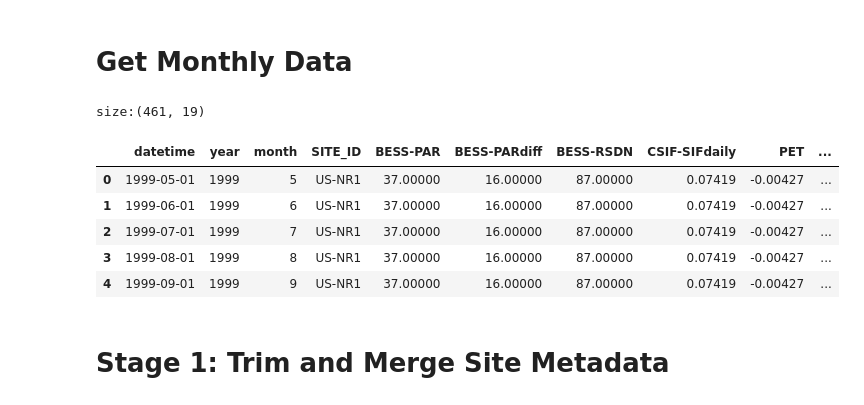
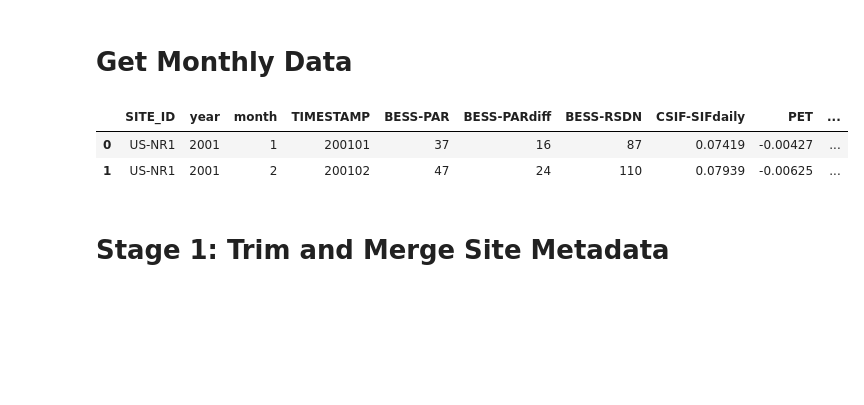
Before and after one commit to jcalz23/co2-flux-hourly-gpp-modeling, a Jupyter notebook: code/src/preprocessing/baseline-data-pipeline-v1-impute.ipynb, the cells around one changed output. Saved outputs shown, nothing was run; the diff lists cells and outputs as text; code cells hidden in the pictures; blank space fills up the shorter version.

Commit message:
updating monthly + hourly pipeline scripts

```diff
--- a/code/src/preprocessing/baseline-data-pipeline-v1-impute.ipynb
+++ b/code/src/preprocessing/baseline-data-pipeline-v1-impute.ipynb
@@ -84,4 +74,12 @@ if IN_COLLAB:
   raw_data_dir = "/content/drive/MyDrive/CO2_flux_gpp_modeling/DS_capstone_23Spring_CO2/Data/half_hourly_data"
 
 site_metadata_filename = data_dir + os.sep + 'site-metadata.csv'
-monthly_data_filename = data_dir + os.sep + 'monthly-interpolated-v2.csv'
+monthly_data_filename = data_dir + os.sep + 'monthly-interpolated-v3.csv'
+
+# File
+container = "baseline-data"
+ext = "parquet"
+ver = "1-i"
+blob_name_base = f"baseline_all_v_{ver}"
+train_blob_name_base = f"baseline-train-v-{ver}"
+test_blob_name_base = f"baseline-test-v-{ver}"
@@ -130,0 +100,20 @@ print(knn_imp_cols)
+# %%
+# "Golden" Sites
+tier1_sites = ["IT-Lav", "US-NR1", "US-Vcp"]#, "FR-Pue", "CH-Lae", "US-Var", "US-Ne2", "ES-LJu", "US-Ton"]
+#tier2_sites = ["US-UMB", "US-Me2", "FI-Hyy", "US-NR1", "IT-Lav", "US-Wkg", "US-ARM", "US-SRM"]
+
+train_sites = tier1_sites# + tier2_sites
+
+# Selected Test Sites
+test_sites = ['IT-Lsn']
+#test_sites = # ["US-GLE", # ENF, Cold
+              # "US-AR1", # GRA, Temperate
+              # "US-Seg", # GRA, Arid
+            #   "US-FR2", # WSA, Temperate
+            #   "ES-LM2", # WSA, Arid
+            #   "CA-Cbo", # DBF, Cold
+            #   "FR-Lam", # CRO, Temperate
+            #   "IT-Cpz", # EBF, Temperate
+            #   "CN-Cha", # MF Cold
+            #   "IT-Lsn", # OSH, Temperate
+            #   ]
@@ -154,21 +152,13 @@ size:(3, 10)
 # %%
 # Load monthly metadata
 monthly_df = pd.read_csv(monthly_data_filename)
-
-# only focus on target sites
 monthly_df = monthly_df.loc[monthly_df['SITE_ID'].isin(train_sites + test_sites)]
-print(f"size:{monthly_df.shape}")
 monthly_df.reset_index(inplace=True, drop=True)
-monthly_df[['year','month']] = monthly_df[['year','month']].astype('int')
-monthly_df[['MODIS_LC']] = monthly_df[['MODIS_LC']].astype('int')
-monthly_df.head()
+monthly_df[['year','month', 'MODIS_LC']] = monthly_df[['year','month', 'MODIS_LC']].astype('int')
+monthly_df.head(2)
 # %% [output]
-size:(461, 19)
-|  | datetime | year | month | SITE_ID | BESS-PAR | BESS-PARdiff | BESS-RSDN | CSIF-SIFdaily | PET | ... |
-| 0 | 1999-05-01 | 1999 | 5 | US-NR1 | 37.00000 | 16.00000 | 87.00000 | 0.07419 | -0.00427 | ... |
-| 1 | 1999-06-01 | 1999 | 6 | US-NR1 | 37.00000 | 16.00000 | 87.00000 | 0.07419 | -0.00427 | ... |
-| 2 | 1999-07-01 | 1999 | 7 | US-NR1 | 37.00000 | 16.00000 | 87.00000 | 0.07419 | -0.00427 | ... |
-| 3 | 1999-08-01 | 1999 | 8 | US-NR1 | 37.00000 | 16.00000 | 87.00000 | 0.07419 | -0.00427 | ... |
-| 4 | 1999-09-01 | 1999 | 9 | US-NR1 | 37.00000 | 16.00000 | 87.00000 | 0.07419 | -0.00427 | ... |
+|  | SITE_ID | year | month | TIMESTAMP | BESS-PAR | BESS-PARdiff | BESS-RSDN | CSIF-SIFdaily | PET | ... |
+| 0 | US-NR1 | 2001 | 1 | 200101 | 37 | 16 | 87 | 0.07419 | -0.00427 | ... |
+| 1 | US-NR1 | 2001 | 2 | 200102 | 47 | 24 | 110 | 0.07939 | -0.00625 | ... |
 # %% [markdown]
 # Stage 1: Trim and Merge Site Metadata
```
Also changed, not shown: parts of 32 cells of this notebook, 4 other files.
